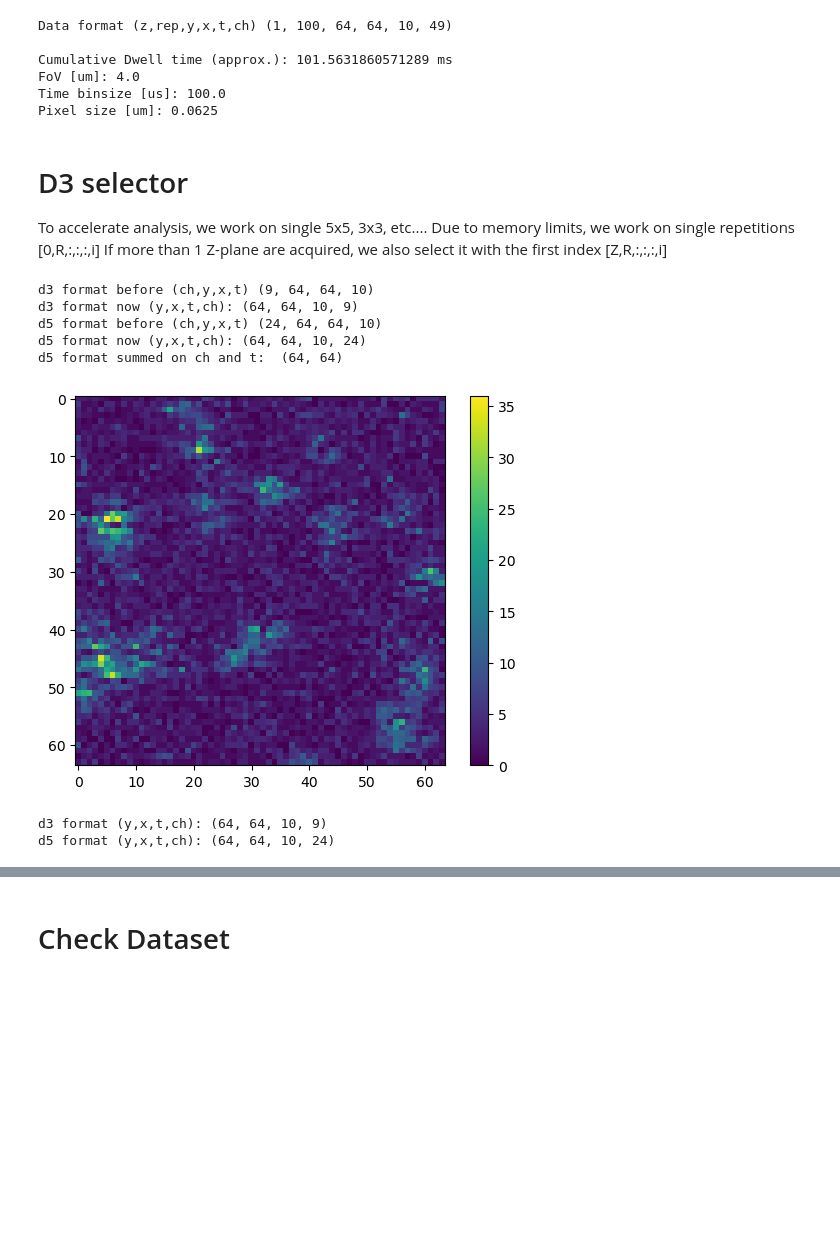
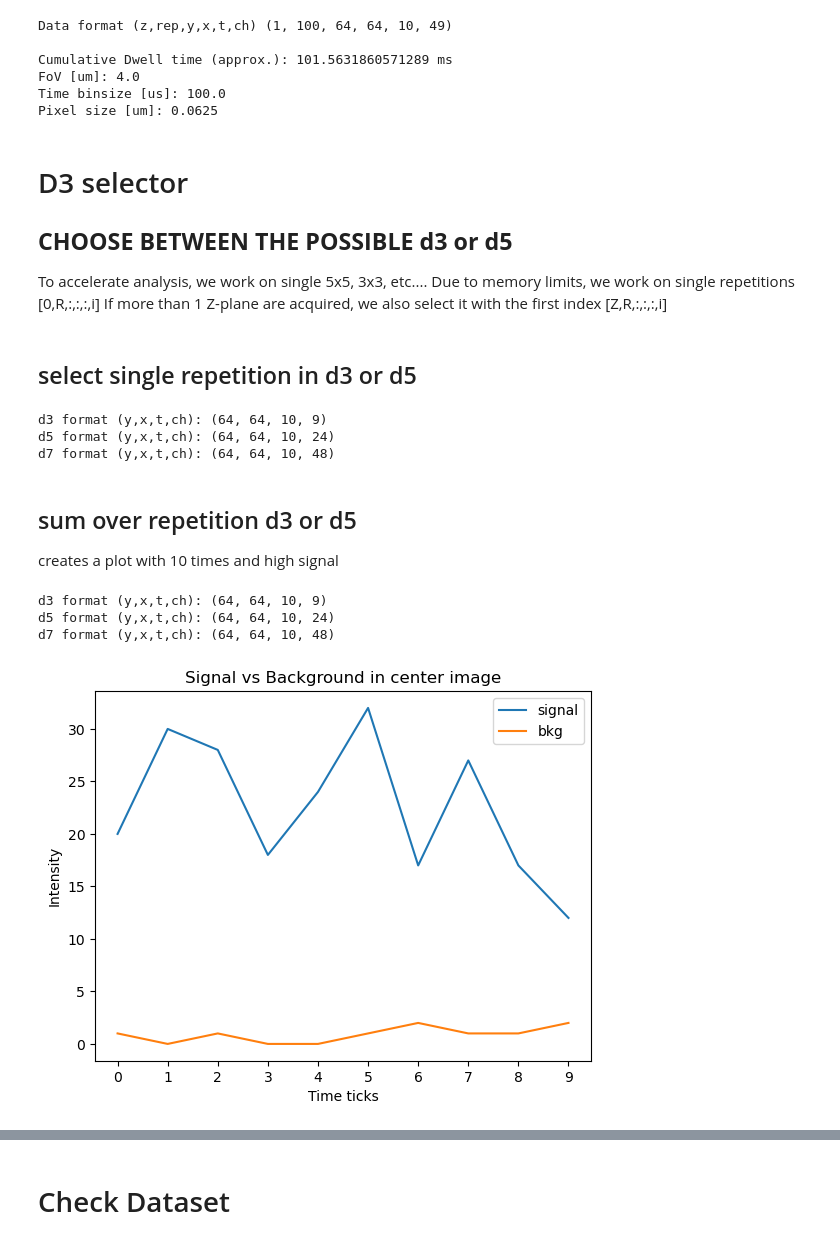
Before and after one commit to CarminatiGiovanni/tesi, a Jupyter notebook: SRRF-ISM-MacOS_SOFISM GIO.ipynb, the cells around one changed output, grey strips where cells are left out. Drawn from its saved outputs; the diff is of its cells as text; code cells hidden in the pictures; blank space fills up the shorter version.

Commit message:
concatenation of signals

```diff
--- a/SRRF-ISM-MacOS_SOFISM GIO.ipynb
+++ b/SRRF-ISM-MacOS_SOFISM GIO.ipynb
@@ -55,15 +55,19 @@ from os import path
 # %%
 dir = os.getcwd()
 
-filename = path.join(dir,'images','2025 07 07-08 Qdots','Qdots_770nm_34mW_FOV4um_64x64_100rip_1msPixel_ROI8') # input
-savename = path.join(dir,'images','output','Qdots_770nm_34mW_FOV4um_64x64_100rip_1msPixel_ROI8.h5') # output
+file = 'Qdots_770nm_34mW_FOV4um_64x64_100rip_1msPixel_ROI8'
 
+filename = path.join(dir,'images','2025 07 07-08 Qdots',file) # input
+savename = path.join(dir,'images','output',file) # output
+savenameSOFI = path.join(dir,'images','output','SOFI',file)
 # filename = '/Users/margauxbouzin/Library/CloudStorage/GoogleDrive-margaux.bouzin@unimib.it/Drive condivisi/BioPhotonics/Margaux/ISS ISM/2025 07 07-08 Qdots/Qdots_37mW_FOV5um_64x64_100rip_5msPixel_ROI2'
 # savename = '/Users/margauxbouzin/Library/CloudStorage/GoogleDrive-margaux.bouzin@unimib.it/Drive condivisi/BioPhotonics/Margaux/ISS ISM/2025 07 07-08 Qdots/Qdots_37mW_FOV5um_64x64_100rip_5msPixel_ROI2.h5'
 
 timeSwitch = True #True if i saved the timetraces
 spadFormat=7
 Nspad = spadFormat**2
+
+index7=[i for i in range(49) if i != 12]
 index5=[8,9,10,11,15,16,17,18,19,22,23,24,25,26,29,30,31,32,33,36,37,38,39,40] #Check if 12 is included or not
 index3=[16,17,18,23,24,25,30,31,32]
 index1=[17,23,24,25,31]
@@ -203,53 +254,80 @@ Pixel size [um]: 0.0625
 # %% [markdown]
 # D3 selector
+
+## __CHOOSE BETWEEN THE POSSIBLE d3 or d5__
 
 To accelerate analysis, we work on single 5x5, 3x3, etc....
 Due to memory limits, we work on single repetitions [0,R,:,:,:,i]
 If more than 1 Z-plane are acquired, we also select it with the first index [Z,R,:,:,:,i]
+# %% [markdown]
+## select single repetition in d3 or d5
 # %%
 #Select a single repetition (second index here)
 # (z,rep,y,x,t,ch)
 
-d3=np.asarray([data[0,10,:,:,:,i] for i in index3], dtype='float')
-print('d3 format before (ch,y,x,t) ' +str(d3.shape))
+REPETITION_TO_SELECT_D3 = 10
+REPETITION_TO_SELECT_D5 = 0
+
+d3=np.asarray([data[0,REPETITION_TO_SELECT_D3,:,:,:,i] for i in index3], dtype='float') # -> outputshape (ch,y,x,t)
 d3=np.transpose(d3,(1,2,3,0))
-print('d3 format now (y,x,t,ch): ' +str(d3.shape))
+print('d3 format (y,x,t,ch): ' +str(d3.shape))
 
-y_i3, x_i3, t_i3, ch_i3 = 0, 1, 2, 3 # indexes of d3 reshaped data
+d5=np.asarray([data[0,REPETITION_TO_SELECT_D5,:,:,:,i] for i in index5], dtype='float') # -> outputshape (ch,y,x,t)
+d5=np.transpose(d5,(1,2,3,0))
+print('d5 format (y,x,t,ch): ' +str(d5.shape))
 
-d5=np.asarray([data[0,0,:,:,:,i] for i in index5], dtype='float')
-print('d5 format before (ch,y,x,t) ' +str(d5.shape))
-d5=np.transpose(d5,(1,2,3,0))
-print('d5 format now (y,x,t,ch): ' +str(d5.shape))
-
-y_i5, x_i5, t_i5, ch_i5 = 0, 1, 2, 3
+d7 = np.asarray([data[0,REPETITION_TO_SELECT_D5,:,:,:,i] for i in index7], dtype='float') # -> outputshape (ch,y,x,t)
+d7=np.transpose(d7,(1,2,3,0))
+print('d7 format (y,x,t,ch): ' +str(d7.shape))
 
 #sum over channels and time points of that repetition + plot it and write it
-d5summed=d5.sum(axis=(t_i5,ch_i5))
-plt.imshow(d5summed[:,:])
-plt.colorbar()
+# d5summed=d5.sum(axis=(t_i5,ch_i5))
+# plt.imshow(d5summed[:,:])
+# plt.colorbar()
 #imageio.imwrite(savename + ' d3 1rep channels summed.tiff', d3summed)
-print('d5 format summed on ch and t: ',d5summed.shape)
+# print('d5 format summed on ch and t: ',d5summed.shape)
 # %% [output]
-d3 format before (ch,y,x,t) (9, 64, 64, 10)
-d3 format now (y,x,t,ch): (64, 64, 10, 9)
-d5 format before (ch,y,x,t) (24, 64, 64, 10)
-d5 format now (y,x,t,ch): (64, 64, 10, 24)
-d5 format summed on ch and t:  (64, 64)
+d3 format (y,x,t,ch): (64, 64, 10, 9)
+d5 format (y,x,t,ch): (64, 64, 10, 24)
+d7 format (y,x,t,ch): (64, 64, 10, 48)
-[figure, removed]
+# %% [markdown]
+## sum over repetition d3 or d5
+
+creates a plot with 10 times and high signal
 # %%
 #OR sum over repetitions
 # Data format (z,rep,y,x,t,ch)
 
-d3=np.asarray([data[0,:,:,:,:,i] for i in index3], dtype='float')
+d3=np.asarray([data[0,:,:,:,:,i] for i in index3], dtype='float') # -> outputshape (ch,rep,y,x,t)
 d3=np.sum(d3,axis=1)
 d3=np.transpose(np.asarray(d3),(1,2,3,0))
 print('d3 format (y,x,t,ch): ' +str(d3.shape))
 
-d5=np.asarray([data[0,0:20,:,:,:,i] for i in index5], dtype='float')
+d5=np.asarray([data[0,:,:,:,:,i] for i in index5], dtype='float') # -> outputshape (ch,rep,y,x,t)
 d5=np.sum(d5,axis=1)
 d5=np.transpose(np.asarray(d5),(1,2,3,0))
 print('d5 format (y,x,t,ch): ' +str(d5.shape))
+
+d7 = np.asarray([data[0,:,:,:,:,i] for i in index7], dtype='float') # -> outputshape (ch,rep,y,x,t)
+d7=np.sum(d7,axis=1)
+d7=np.transpose(np.asarray(d7),(1,2,3,0))
+print('d7 format (y,x,t,ch): ' +str(d7.shape))
 # %% [output]
 d3 format (y,x,t,ch): (64, 64, 10, 9)
 d5 format (y,x,t,ch): (64, 64, 10, 24)
+d7 format (y,x,t,ch): (64, 64, 10, 48)
+# %%
+# shows how the signal increase if summed all events for every repetition
+
+pixelx,pixely = 21,10 # signal
+pixelx1,pixely1 = 30,59 #bkg
+plt.plot(d3[pixely,pixelx,:,4],label='signal')
+plt.plot(d3[pixely1,pixelx1,:,4],label='bkg')
+plt.xlabel('Time ticks')
+plt.xticks(np.arange(0, d3.shape[2]))
+plt.ylabel('Intensity')
+plt.title('Signal vs Background in center image')
+plt.legend()
+plt.show()
+# %% [output]
+[figure, added]
```
Also changed, not shown: parts of 8 cells of this notebook, 1 other file.
